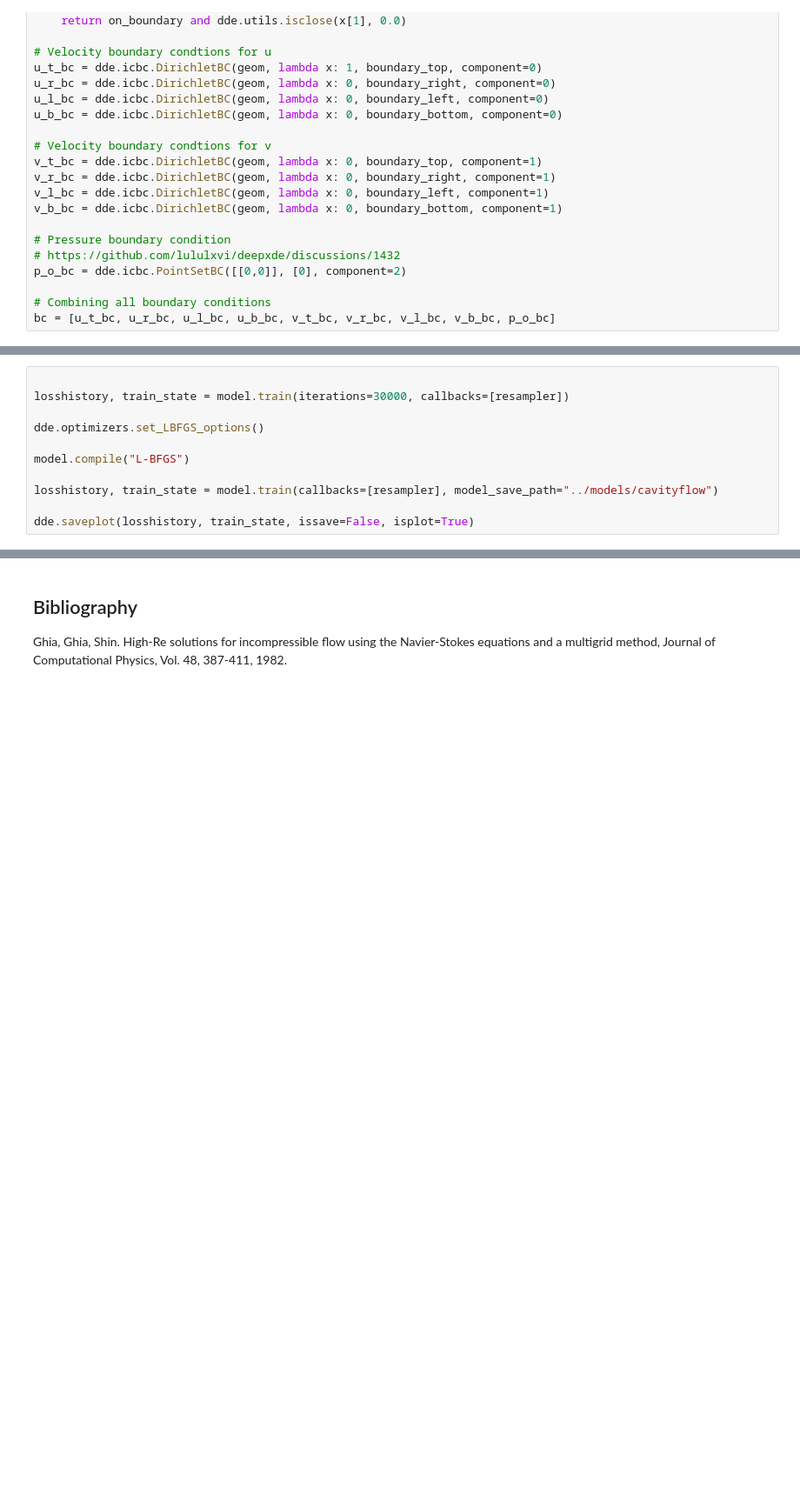
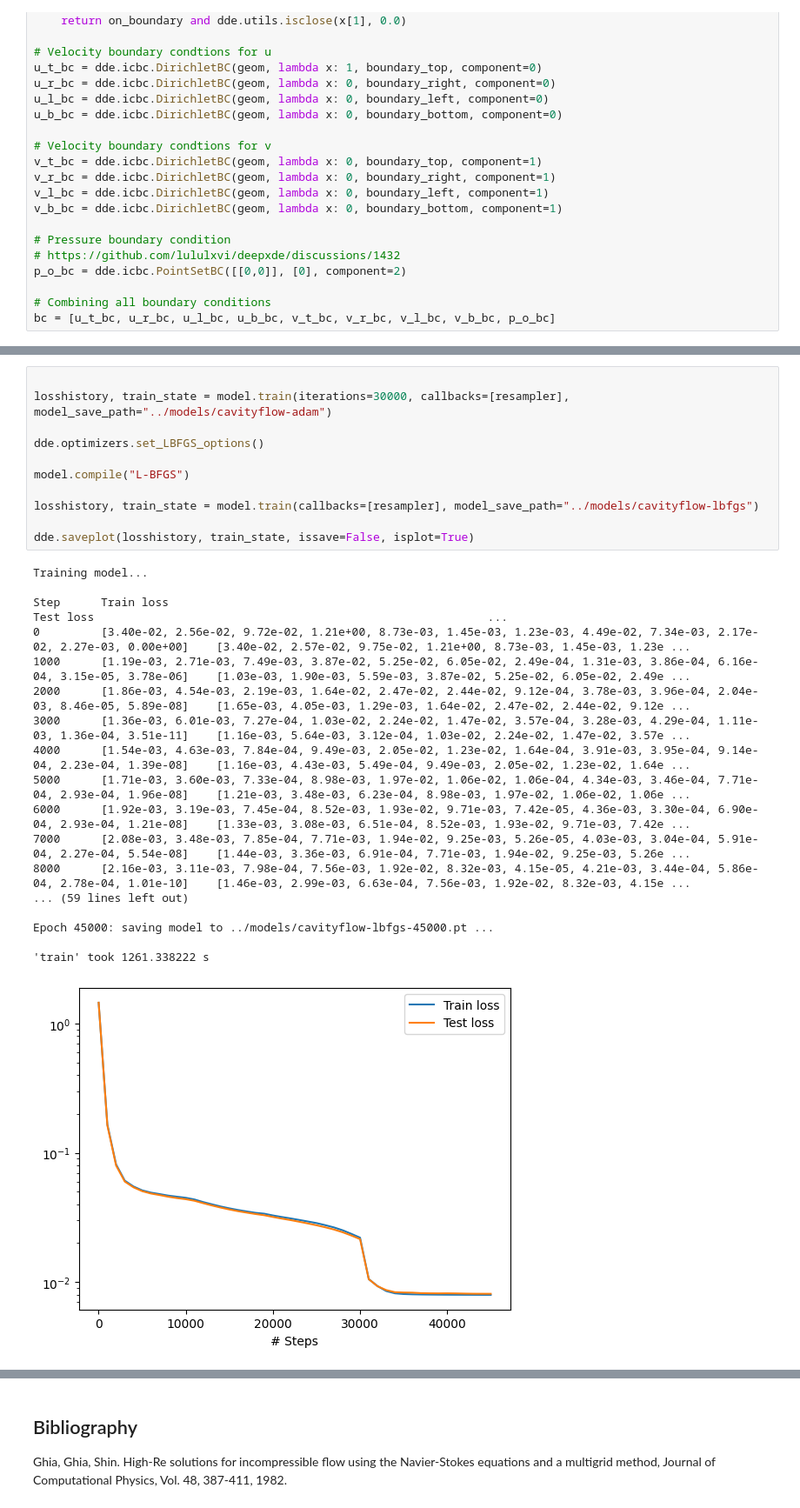
Before and after one commit to ginbar/iccsa2025_deepxde, a Jupyter notebook: examples/CavityFlow.ipynb, the cells around one changed output, grey strips where cells are left out. Shown at 87% size. Drawn from its saved outputs; the diff is of its cells as text; blank space fills up the shorter version.

```diff
--- a/examples/CavityFlow.ipynb
+++ b/examples/CavityFlow.ipynb
@@ -166,11 +150,30 @@ Best model at step 300:
 # %%
 
-losshistory, train_state = model.train(iterations=30000, callbacks=[resampler])
+losshistory, train_state = model.train(iterations=30000, callbacks=[resampler], model_save_path="../models/cavityflow-adam")
 
 dde.optimizers.set_LBFGS_options()
 
 model.compile("L-BFGS")
 
-losshistory, train_state = model.train(callbacks=[resampler], model_save_path="../models/cavityflow")
+losshistory, train_state = model.train(callbacks=[resampler], model_save_path="../models/cavityflow-lbfgs")
 
 dde.saveplot(losshistory, train_state, issave=False, isplot=True)
+# %% [output]
+Training model...
+
+Step      Train loss                                                                                                                  Test loss                                                          ...
+0         [3.40e-02, 2.56e-02, 9.72e-02, 1.21e+00, 8.73e-03, 1.45e-03, 1.23e-03, 4.49e-02, 7.34e-03, 2.17e-02, 2.27e-03, 0.00e+00]    [3.40e-02, 2.57e-02, 9.75e-02, 1.21e+00, 8.73e-03, 1.45e-03, 1.23e ...
+1000      [1.19e-03, 2.71e-03, 7.49e-03, 3.87e-02, 5.25e-02, 6.05e-02, 2.49e-04, 1.31e-03, 3.86e-04, 6.16e-04, 3.15e-05, 3.78e-06]    [1.03e-03, 1.90e-03, 5.59e-03, 3.87e-02, 5.25e-02, 6.05e-02, 2.49e ...
+2000      [1.86e-03, 4.54e-03, 2.19e-03, 1.64e-02, 2.47e-02, 2.44e-02, 9.12e-04, 3.78e-03, 3.96e-04, 2.04e-03, 8.46e-05, 5.89e-08]    [1.65e-03, 4.05e-03, 1.29e-03, 1.64e-02, 2.47e-02, 2.44e-02, 9.12e ...
+3000      [1.36e-03, 6.01e-03, 7.27e-04, 1.03e-02, 2.24e-02, 1.47e-02, 3.57e-04, 3.28e-03, 4.29e-04, 1.11e-03, 1.36e-04, 3.51e-11]    [1.16e-03, 5.64e-03, 3.12e-04, 1.03e-02, 2.24e-02, 1.47e-02, 3.57e ...
+4000      [1.54e-03, 4.63e-03, 7.84e-04, 9.49e-03, 2.05e-02, 1.23e-02, 1.64e-04, 3.91e-03, 3.95e-04, 9.14e-04, 2.23e-04, 1.39e-08]    [1.16e-03, 4.43e-03, 5.49e-04, 9.49e-03, 2.05e-02, 1.23e-02, 1.64e ...
+5000      [1.71e-03, 3.60e-03, 7.33e-04, 8.98e-03, 1.97e-02, 1.06e-02, 1.06e-04, 4.34e-03, 3.46e-04, 7.71e-04, 2.93e-04, 1.96e-08]    [1.21e-03, 3.48e-03, 6.23e-04, 8.98e-03, 1.97e-02, 1.06e-02, 1.06e ...
+6000      [1.92e-03, 3.19e-03, 7.45e-04, 8.52e-03, 1.93e-02, 9.71e-03, 7.42e-05, 4.36e-03, 3.30e-04, 6.90e-04, 2.93e-04, 1.21e-08]    [1.33e-03, 3.08e-03, 6.51e-04, 8.52e-03, 1.93e-02, 9.71e-03, 7.42e ...
+7000      [2.08e-03, 3.48e-03, 7.85e-04, 7.71e-03, 1.94e-02, 9.25e-03, 5.26e-05, 4.03e-03, 3.04e-04, 5.91e-04, 2.27e-04, 5.54e-08]    [1.44e-03, 3.36e-03, 6.91e-04, 7.71e-03, 1.94e-02, 9.25e-03, 5.26e ...
+8000      [2.16e-03, 3.11e-03, 7.98e-04, 7.56e-03, 1.92e-02, 8.32e-03, 4.15e-05, 4.21e-03, 3.44e-04, 5.86e-04, 2.78e-04, 1.01e-10]    [1.46e-03, 2.99e-03, 6.63e-04, 7.56e-03, 1.92e-02, 8.32e-03, 4.15e ...
+... (59 lines left out)
+
+Epoch 45000: saving model to ../models/cavityflow-lbfgs-45000.pt ...
+
+'train' took 1261.338222 s
+[figure, added]
```
Also changed, not shown: parts of 4 cells of this notebook, 6 other files.
